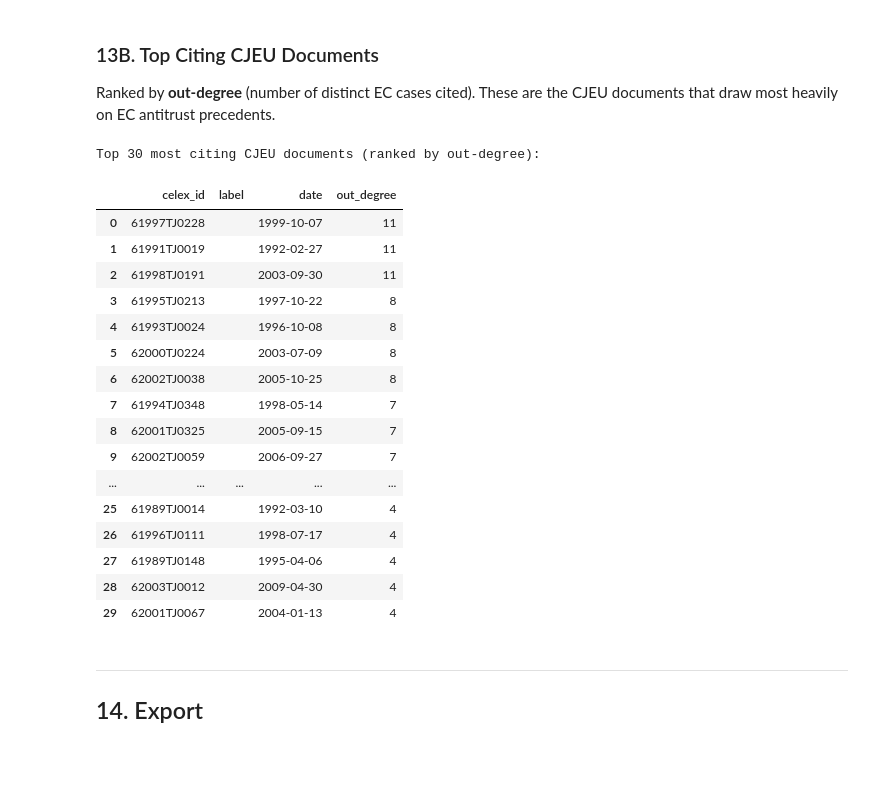
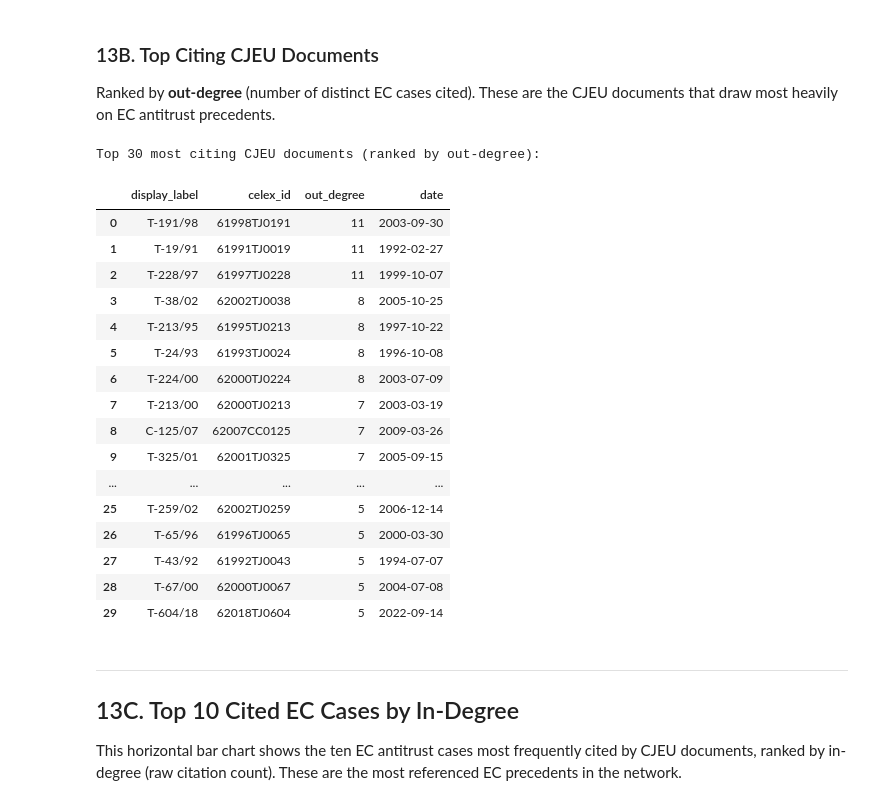
Before and after one commit to floheusser/data_analysis_master, a Jupyter notebook: 09_build_cjeu_ec_network.ipynb, the cells around one changed output. Saved outputs shown, nothing was run; the diff lists cells and outputs as text; code cells hidden in the pictures; blank space fills up the shorter version.

```diff
--- a/09_build_cjeu_ec_network.ipynb
+++ b/09_build_cjeu_ec_network.ipynb
@@ -165,12 +168,17 @@ Edges: 666
 ## 7. Build NetworkX Bipartite Graph
 # %%
 G = nx.DiGraph()
+
+# Node colour constants
+COLOR_CJEU = "#4C72B0"
+COLOR_EC   = "#DD8452"
 
 # Add CJEU nodes
 for _, row in cjeu_nodes.iterrows():
     G.add_node(
         row["node_id"],
         node_type="cjeu",
+        node_color=COLOR_CJEU,
         label=row["label"],
         celex_id=row["celex_id"],
         date=row["date"],
@@ -182,6 +190,7 @@ for _, row in ec_nodes.iterrows():
     G.add_node(
         row["node_id"],
         node_type="ec",
+        node_color=COLOR_EC,
         label=row["label"],
         case_number=row["case_number"],
         celex_no=row["celex_no"],
@@ -371,6 +481,30 @@ ec_in = (
 
 print("Top 20 most cited EC cases (in-degree):")
 display(ec_in.head(20))
+# ── CJEU label helpers ────────────────────────────────────────────────────────
+import re as _re
+def _derive_case_number_from_celex(celex_id):
+    """Derive readable case number from CELEX ID, e.g. 62012CJ0348 -> C-348/12"""
+    m = _re.match(r'^6(\d{4})(CJ|CC|CO|TJ|TC|TO|FJ|FC|FO)(\d+)$', str(celex_id).strip())
+    if m:
+        year, proc, num = m.group(1), m.group(2), m.group(3)
+        short = year[-2:]
+        prefix = 'T' if proc in ('TJ','TC','TO') else ('F' if proc in ('FJ','FC','FO') else 'C')
+        return f"{prefix}-{int(num)}/{short}"
+    return ""
+
+def _make_cjeu_label(r):
+    cx      = str(r.get("celex_id", "")).strip()
+    lbl     = str(r.get("label",    "")).strip()
+    node_id = str(r.name)
+    if lbl and not lbl.startswith("6") and lbl != cx:
+        return lbl
+    derived = _derive_case_number_from_celex(cx)
+    if derived:
+        return derived
+    if cx:
+        return cx
+    return node_id
 # %% [output]
 Top 20 most cited EC cases (in-degree):
 |  | case_number | label | in_degree |
@@ -556,34 +690,38 @@ These are the CJEU documents that draw most heavily on EC antitrust precedents.
 # %%
 top_cjeu_citing = (
     cjeu_nodes.set_index("node_id")[["celex_id", "label", "date"]]
     .assign(
         out_degree=lambda df: df.index.map(out_degree_all),
     )
     .sort_values("out_degree", ascending=False)
     .reset_index(drop=True)
 )
+top_cjeu_citing["display_label"] = top_cjeu_citing.apply(_make_cjeu_label, axis=1)
 
 print("Top 30 most citing CJEU documents (ranked by out-degree):")
-display(top_cjeu_citing.head(30))
+display(top_cjeu_citing[["display_label", "celex_id", "out_degree", "date"]].head(30))
 # %% [output]
 Top 30 most citing CJEU documents (ranked by out-degree):
-|  | celex_id | label | date | out_degree |
-| 0 | 61997TJ0228 |  | 1999-10-07 | 11 |
-| 1 | 61991TJ0019 |  | 1992-02-27 | 11 |
-| 2 | 61998TJ0191 |  | 2003-09-30 | 11 |
-| 3 | 61995TJ0213 |  | 1997-10-22 | 8 |
-| 4 | 61993TJ0024 |  | 1996-10-08 | 8 |
-| 5 | 62000TJ0224 |  | 2003-07-09 | 8 |
-| 6 | 62002TJ0038 |  | 2005-10-25 | 8 |
-| 7 | 61994TJ0348 |  | 1998-05-14 | 7 |
-| 8 | 62001TJ0325 |  | 2005-09-15 | 7 |
-| 9 | 62002TJ0059 |  | 2006-09-27 | 7 |
+|  | display_label | celex_id | out_degree | date |
+| 0 | T-191/98 | 61998TJ0191 | 11 | 2003-09-30 |
+| 1 | T-19/91 | 61991TJ0019 | 11 | 1992-02-27 |
+| 2 | T-228/97 | 61997TJ0228 | 11 | 1999-10-07 |
+| 3 | T-38/02 | 62002TJ0038 | 8 | 2005-10-25 |
+| 4 | T-213/95 | 61995TJ0213 | 8 | 1997-10-22 |
+| 5 | T-24/93 | 61993TJ0024 | 8 | 1996-10-08 |
+| 6 | T-224/00 | 62000TJ0224 | 8 | 2003-07-09 |
+| 7 | T-213/00 | 62000TJ0213 | 7 | 2003-03-19 |
+| 8 | C-125/07 | 62007CC0125 | 7 | 2009-03-26 |
+| 9 | T-325/01 | 62001TJ0325 | 7 | 2005-09-15 |
 | ... | ... | ... | ... | ... |
-| 25 | 61989TJ0014 |  | 1992-03-10 | 4 |
-| 26 | 61996TJ0111 |  | 1998-07-17 | 4 |
-| 27 | 61989TJ0148 |  | 1995-04-06 | 4 |
-| 28 | 62003TJ0012 |  | 2009-04-30 | 4 |
-| 29 | 62001TJ0067 |  | 2004-01-13 | 4 |
+| 25 | T-259/02 | 62002TJ0259 | 5 | 2006-12-14 |
+| 26 | T-65/96 | 61996TJ0065 | 5 | 2000-03-30 |
+| 27 | T-43/92 | 61992TJ0043 | 5 | 1994-07-07 |
+| 28 | T-67/00 | 62000TJ0067 | 5 | 2004-07-08 |
+| 29 | T-604/18 | 62018TJ0604 | 5 | 2022-09-14 |
-# %% [markdown]
----
-## 14. Export
+# %% [markdown]
+---
+## 13C. Top 10 Cited EC Cases by In-Degree
+
+This horizontal bar chart shows the ten EC antitrust cases most frequently cited by CJEU documents,
+ranked by in-degree (raw citation count). These are the most referenced EC precedents in the network.
```
Also changed, not shown: parts of 34 cells of this notebook, 7 other files.
